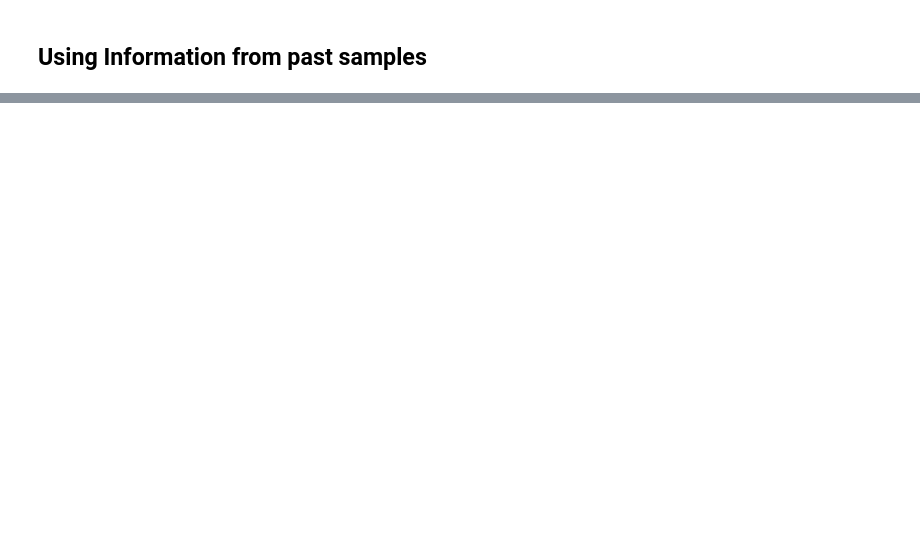
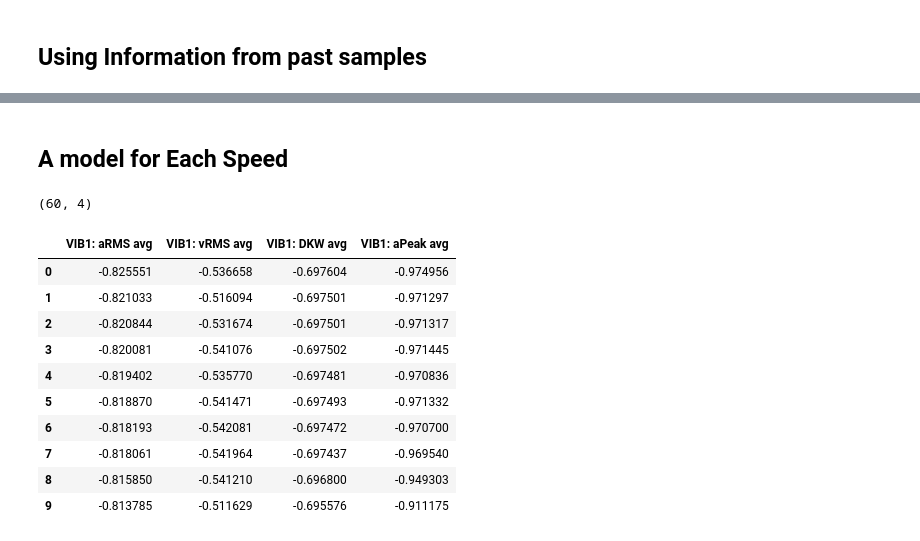
Before and after one commit to nizar139/SiemensProject_MaintenanceIndustrie, a Jupyter notebook: WP1_Feature Engineering - Student.ipynb, the cells around one changed output, grey strips where cells are left out. Saved outputs shown, nothing was run; the diff lists cells and outputs as text; code cells hidden in the pictures; blank space fills up the shorter version.

```diff
--- a/WP1_Feature Engineering - Student.ipynb
+++ b/WP1_Feature Engineering - Student.ipynb
@@ -602,0 +658,11 @@ Accuracy is:  1.0
+# %%
+clf_shift = GridSearchCV(RandomForestClassifier(),
+                   param_grid=parameters,
+                   cv=kf,
+                   refit=True,
+                   verbose = 1)
+
+X_train, X_test, y_train, y_test = train_test_split(X_final, y, test_size=0.2, random_state=42)
+clf_shift.fit(X_train,y_train)
+print("Best parameters: ", clf.best_params_)
+print("Best score: ", clf.best_score_)
@@ -602,0 +692,5 @@ Accuracy is:  1.0
+# %%
+params_shift = clf_shift.best_params_
+# params_save =  {'bootstrap': False, 'max_depth': 10, 'n_estimators': 10}
+clf_shift_final = RandomForestClassifier(**params_shift)
+clf_shift_final.fit(X_final,y)
@@ -602,0 +741,30 @@ Accuracy is:  1.0
+# %% [markdown]
+## A model for Each Speed
+# %%
+X = X_backup.copy(deep=True)
+id_to_keep1 = [1,4,7,10]
+X = X.iloc[:,id_to_keep1]
+speeds = [100,500,1000]
+# %%
+X_dict={}
+y_dict = {}
+for speed in speeds:
+    X_dict[speed] = X.loc[(df_data_org['Speed']==speed)].copy(deep=True)
+    y_dict[speed] = y.loc[(df_data_org['Speed']==speed)].copy(deep=True)
+# %%
+ind = 100
+print(X_dict[ind].shape)
+X_dict[ind].head(10)
+# %% [output]
+(60, 4)
+|  | VIB1: aRMS avg | VIB1: vRMS avg | VIB1: DKW avg | VIB1: aPeak avg |
+| 0 | -0.825551 | -0.536658 | -0.697604 | -0.974956 |
+| 1 | -0.821033 | -0.516094 | -0.697501 | -0.971297 |
+| 2 | -0.820844 | -0.531674 | -0.697501 | -0.971317 |
+| 3 | -0.820081 | -0.541076 | -0.697502 | -0.971445 |
+| 4 | -0.819402 | -0.535770 | -0.697481 | -0.970836 |
+| 5 | -0.818870 | -0.541471 | -0.697493 | -0.971332 |
+| 6 | -0.818193 | -0.542081 | -0.697472 | -0.970700 |
+| 7 | -0.818061 | -0.541964 | -0.697437 | -0.969540 |
+| 8 | -0.815850 | -0.541210 | -0.696800 | -0.949303 |
+| 9 | -0.813785 | -0.511629 | -0.695576 | -0.911175 |
```
Also changed, not shown: parts of 30 cells of this notebook, 2 other files.
